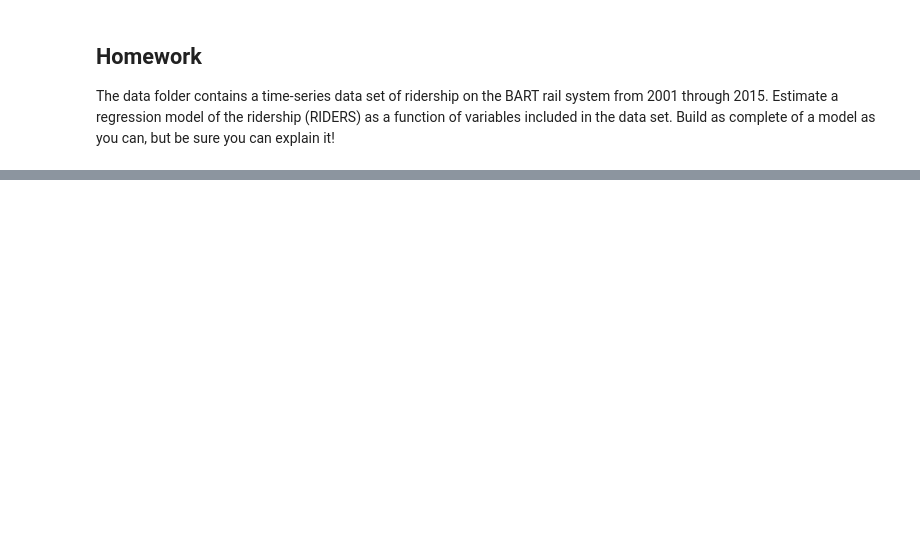
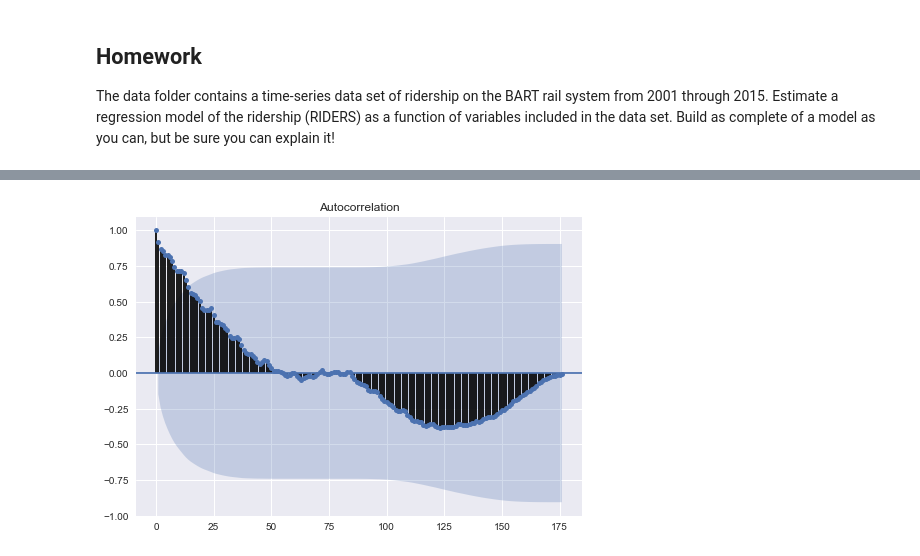
Before and after one commit to kboerger4/ce599-s17, a Jupyter notebook: 22-Time Series/time-series.ipynb, the cells around one changed output, grey strips where cells are left out. Cells and saved outputs as stored; diff of their text form; code cells hidden in the pictures; blank space fills up the shorter version.

```diff
--- a/22-Time Series/time-series.ipynb
+++ b/22-Time Series/time-series.ipynb
@@ -249,0 +273,4 @@ The data folder contains a time-series data set of ridership on the BART rail sy
+# %%
+fig = sm.graphics.tsa.plot_acf(bartdf['RIDERS'], lags=176)
+# %% [output]
+[figure, added]
```
Also changed, not shown: parts of 8 cells of this notebook.
